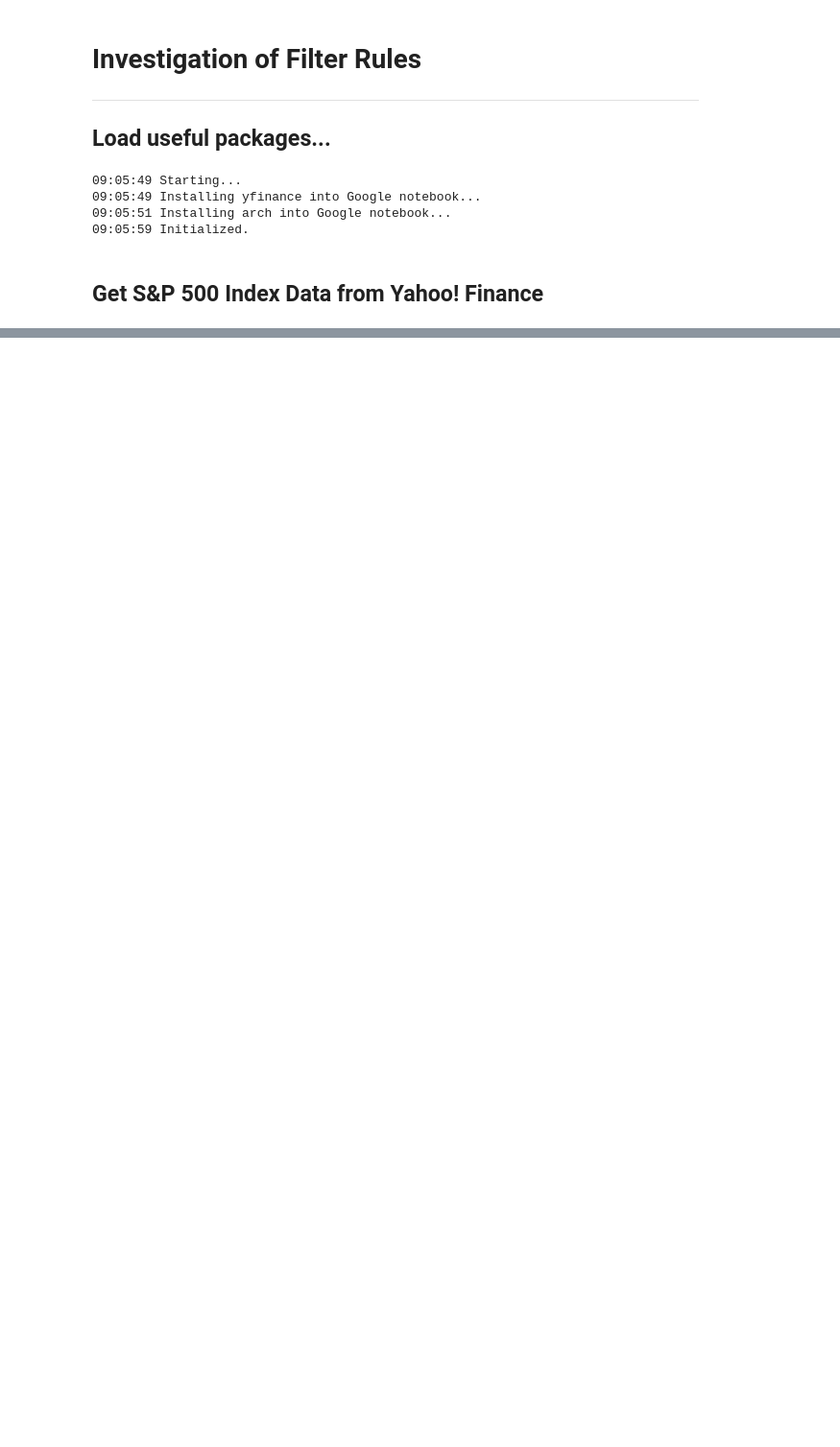
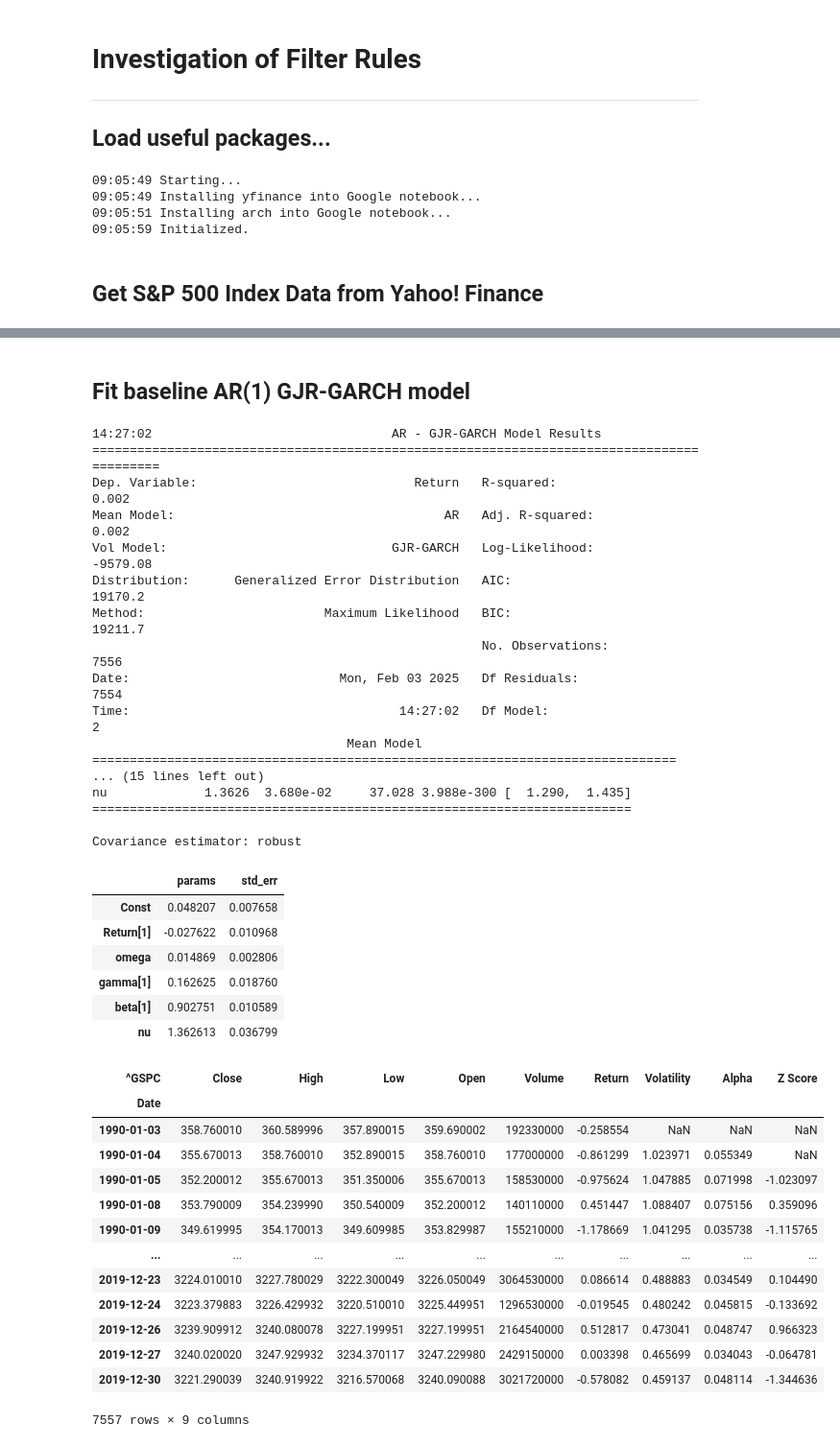
Before and after one commit to Farmhouse121/Financial-Data-Science-in-Python, a Jupyter notebook: Alphas/Filter_Rules.ipynb, the cells around one changed output, grey strips where cells are left out. Shown at 96% size. Saved outputs shown, nothing was run; the diff lists cells and outputs as text; code cells hidden in the pictures; blank space fills up the shorter version.

```diff
--- a/Alphas/Filter_Rules.ipynb
+++ b/Alphas/Filter_Rules.ipynb
@@ -13,3 +13,12 @@ from my_library import *
 09:05:59 Initialized.
 # %% [markdown]
 ## Get S&P 500 Index Data from Yahoo! Finance
+# %%
+nprint("Fetching data from Yahoo!...")
+data,sname=download(ticker:='^GSPC','1990-01-02','2019-12-31',auto_adjust=True,progress=False),'S&P 500 Index'
+data.columns=data.columns.get_level_values(0)
+data.columns.name=ticker
+data.index=pd.PeriodIndex(data.index,freq='B')
+data['Return']=data['Close'].pct_change()*hundred
+data.dropna(inplace=True)
+display(data)
@@ -15,0 +41,53 @@ from my_library import *
+# %% [markdown]
+## Fit baseline AR(1) GJR-GARCH model
+# %%
+from arch.univariate import ARX
+model = ARX(data['Return'],lags=1)
+model.volatility = GARCH2(0,1,1)
+model.distribution = GeneralizedError2()
+fit=model.fit(update_freq=0,disp='off')
+nprint(fit.summary())
+display(baseline:=pd.DataFrame([fit.params,fit.std_err]).T)
+data['Volatility']=fit.conditional_volatility
+data['Alpha']=baseline.loc['Const','params']+baseline.loc['Return[1]','params']*data['Return'].shift()
+data['Z Score']=(data['Return']-data['Alpha'])/data['Volatility'].shift()
+display(data)
+# %% [output]
+14:27:02                                AR - GJR-GARCH Model Results
+==========================================================================================
+Dep. Variable:                             Return   R-squared:                       0.002
+Mean Model:                                    AR   Adj. R-squared:                  0.002
+Vol Model:                              GJR-GARCH   Log-Likelihood:               -9579.08
+Distribution:      Generalized Error Distribution   AIC:                           19170.2
+Method:                        Maximum Likelihood   BIC:                           19211.7
+                                                    No. Observations:                 7556
+Date:                            Mon, Feb 03 2025   Df Residuals:                     7554
+Time:                                    14:27:02   Df Model:                            2
+                                  Mean Model
+==============================================================================
+... (15 lines left out)
+nu             1.3626  3.680e-02     37.028 3.988e-300 [  1.290,  1.435]
+========================================================================
+
+Covariance estimator: robust
+|  | params | std_err |
+| Const | 0.048207 | 0.007658 |
+| Return[1] | -0.027622 | 0.010968 |
+| omega | 0.014869 | 0.002806 |
+| gamma[1] | 0.162625 | 0.018760 |
+| beta[1] | 0.902751 | 0.010589 |
+| nu | 1.362613 | 0.036799 |
+| ^GSPC | Close | High | Low | Open | Volume | Return | Volatility | Alpha | Z Score |
+| Date |  |  |  |  |  |  |  |  |  |
+| 1990-01-03 | 358.760010 | 360.589996 | 357.890015 | 359.690002 | 192330000 | -0.258554 | NaN | NaN | NaN |
+| 1990-01-04 | 355.670013 | 358.760010 | 352.890015 | 358.760010 | 177000000 | -0.861299 | 1.023971 | 0.055349 | NaN |
+| 1990-01-05 | 352.200012 | 355.670013 | 351.350006 | 355.670013 | 158530000 | -0.975624 | 1.047885 | 0.071998 | -1.023097 |
+| 1990-01-08 | 353.790009 | 354.239990 | 350.540009 | 352.200012 | 140110000 | 0.451447 | 1.088407 | 0.075156 | 0.359096 |
+| 1990-01-09 | 349.619995 | 354.170013 | 349.609985 | 353.829987 | 155210000 | -1.178669 | 1.041295 | 0.035738 | -1.115765 |
+| ... | ... | ... | ... | ... | ... | ... | ... | ... | ... |
+| 2019-12-23 | 3224.010010 | 3227.780029 | 3222.300049 | 3226.050049 | 3064530000 | 0.086614 | 0.488883 | 0.034549 | 0.104490 |
+| 2019-12-24 | 3223.379883 | 3226.429932 | 3220.510010 | 3225.449951 | 1296530000 | -0.019545 | 0.480242 | 0.045815 | -0.133692 |
+| 2019-12-26 | 3239.909912 | 3240.080078 | 3227.199951 | 3227.199951 | 2164540000 | 0.512817 | 0.473041 | 0.048747 | 0.966323 |
+| 2019-12-27 | 3240.020020 | 3247.929932 | 3234.370117 | 3247.229980 | 2429150000 | 0.003398 | 0.465699 | 0.034043 | -0.064781 |
+| 2019-12-30 | 3221.290039 | 3240.919922 | 3216.570068 | 3240.090088 | 3021720000 | -0.578082 | 0.459137 | 0.048114 | -1.344636 |
+7557 rows × 9 columns
```
Also changed, not shown: parts of 6 cells of this notebook.
